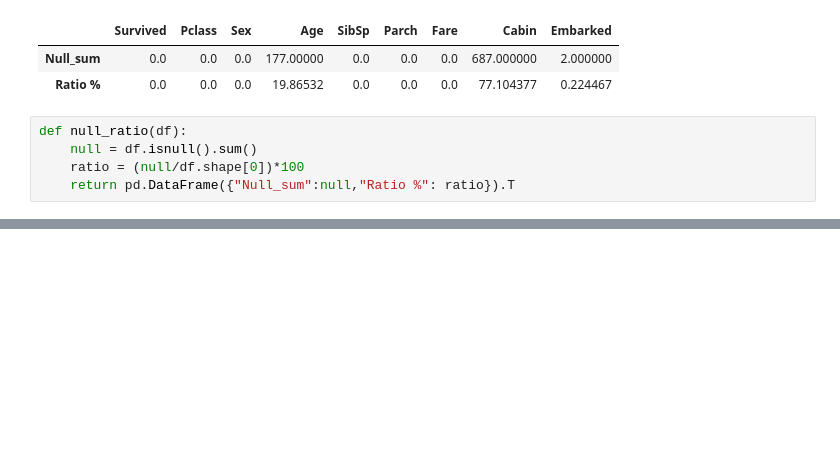
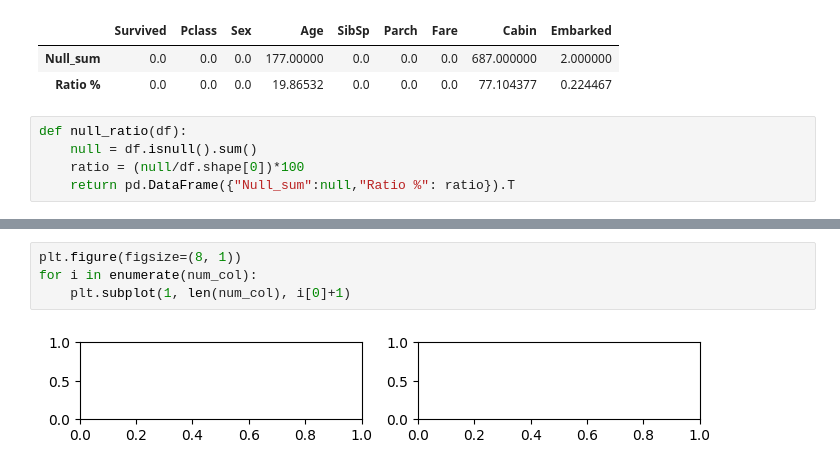
Before and after one commit to Abdo-Aym/Depi_Amit_AI_BNS3, a Jupyter notebook: Sources/DataBase/Data_preprocessing/workshop.ipynb, the cells around one changed output, grey strips where cells are left out. Cells and saved outputs as stored; diff of their text form; blank space fills up the shorter version.

```diff
--- a/Sources/DataBase/Data_preprocessing/workshop.ipynb
+++ b/Sources/DataBase/Data_preprocessing/workshop.ipynb
@@ -96,0 +145,6 @@ def null_ratio(df):
+# %%
+plt.figure(figsize=(8, 1))
+for i in enumerate(num_col):
+    plt.subplot(1, len(num_col), i[0]+1)
+# %% [output]
+[figure, added]
```
Also changed, not shown: parts of 36 cells of this notebook, 3 other files.
